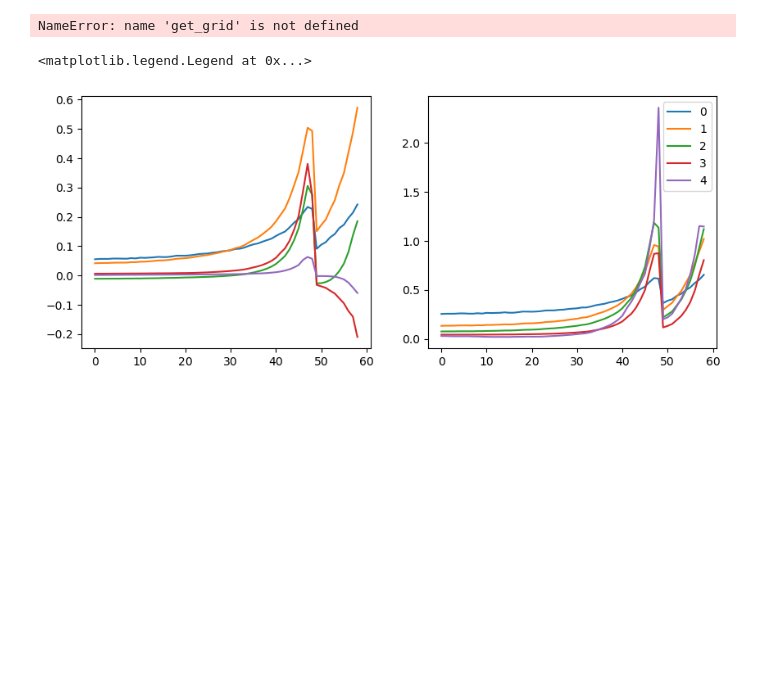
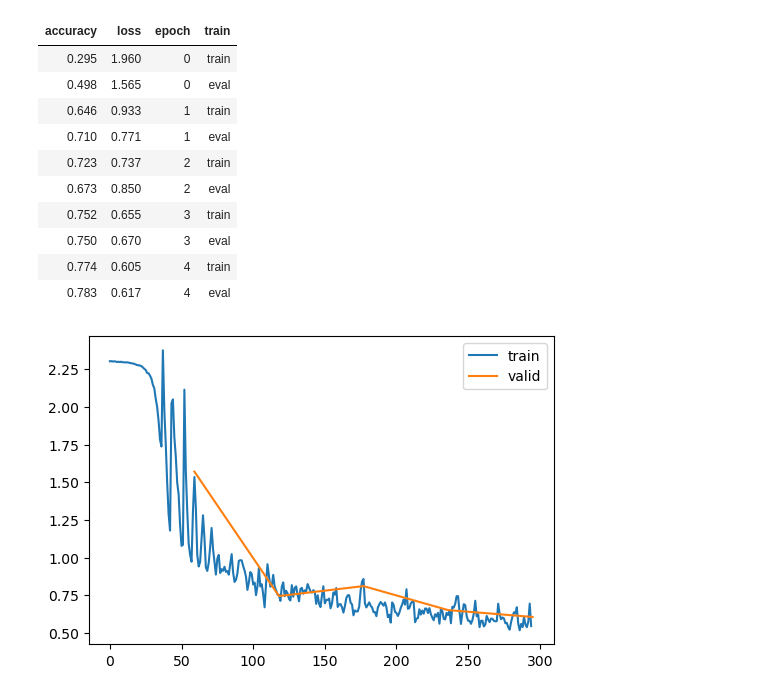
Before and after one commit to dimitarrskv/ai-shenaningans, a Jupyter notebook: fastai/index.ipynb, the cells around one changed output. Drawn from its saved outputs; the diff is of its cells as text; code cells hidden in the pictures; blank space fills up the shorter version.

Commit message:
dev: activation stats

```diff
--- a/fastai/index.ipynb
+++ b/fastai/index.ipynb
@@ -148,3 +16,0 @@ fit(model)
-# %%
-for o in act_means: plt.plot(o)
-plt.legend(range(5))
@@ -216,8 +16,0 @@ class HooksCallback(Callback):
-# %%
-
-hc = HooksCallback(append_stats, mod_filter=fc.risinstance(nn.Conv2d))
-
-
-set_seed(1)
-model = nn.Sequential(*cnn_layers())
-fit(model, xtra_cbs=[hc])
@@ -229,17 +16,0 @@ fit(model, xtra_cbs=[hc])
-# %%
-def get_hist(h): return torch.stack(h.stats[2]).t().float().log1p()
-
-fig,axes = get_grid(len(hc), figsize=(11,5))
-for ax,h in zip(axes.flat, hc):
-    show_image(get_hist(h), ax, origin='lower')
-# %% [output]
-NameError: name 'get_grid' is not defined
-# %%
-
-fig,axs = plt.subplots(1,2, figsize=(10,4))
-for h in hc:
-    for i in 0,1: axs[i].plot(h.stats[i])
-plt.legend(range(6))
-# %% [output]
-<matplotlib.legend.Legend at 0x...>
-[figure, removed]
@@ -255,0 +17,49 @@ dls = DataLoaders.from_dd(tds, bs, num_workers=4)
+# %%
+@inplace
+def transformi(b):
+    b[x] = [TF.to_tensor(o) for o in b[x]]
+
+x,y = 'image','label'
+name = "fashion_mnist"
+dsd = load_dataset(name)
+bs = 1024
+def_device='cpu'
+
+tds = dsd.with_transform(transformi)
+dls = DataLoaders.from_dd(tds, bs, num_workers=4)
+
+def conv(ni, nf, ks=3, stride=2, act=nn.ReLU):
+    res = nn.Conv2d(ni, nf, stride=stride, kernel_size=ks, padding=ks//2)
+    if act: res = nn.Sequential(res, act())
+    return res
+
+def get_model(act=nn.ReLU, nfs=None, nout=10):
+    if nfs is None: nfs = [1, 8, 16, 32, 64]
+
+    layers = [conv(nfs[i], nfs[i+1], act=act) for i in range(len(nfs)-1)]
+    layers.append(conv(nfs[-1], nout, act=None))
+    layers.append(nn.Flatten())
+
+    return nn.Sequential(*layers).to(def_device)
+
+def fit(model, epochs=1, xtra_cbs=[]):
+    cbs = [DeviceCB(), MetricsCB(accuracy=MulticlassAccuracy()), ProgressCB(plot=True)]
+    learn = TrainLearner(model, dls, loss_func=F.cross_entropy, lr=0.2, cbs=cbs+list(xtra_cbs))
+    learn.fit(epochs)
+
+astats = ActivationStats(append_stats, mod_filter=fc.risinstance(nn.Conv2d))
+
+fit(get_model(), xtra_cbs=[astats], epochs=5)
+# %% [output]
+| accuracy | loss | epoch | train |
+| 0.295 | 1.960 | 0 | train |
+| 0.498 | 1.565 | 0 | eval |
+| 0.646 | 0.933 | 1 | train |
+| 0.710 | 0.771 | 1 | eval |
+| 0.723 | 0.737 | 2 | train |
+| 0.673 | 0.850 | 2 | eval |
+| 0.752 | 0.655 | 3 | train |
+| 0.750 | 0.670 | 3 | eval |
+| 0.774 | 0.605 | 4 | train |
+| 0.783 | 0.617 | 4 | eval |
+[figure, added]
```
Also changed, not shown: parts of 15 cells of this notebook, 2 other files.
